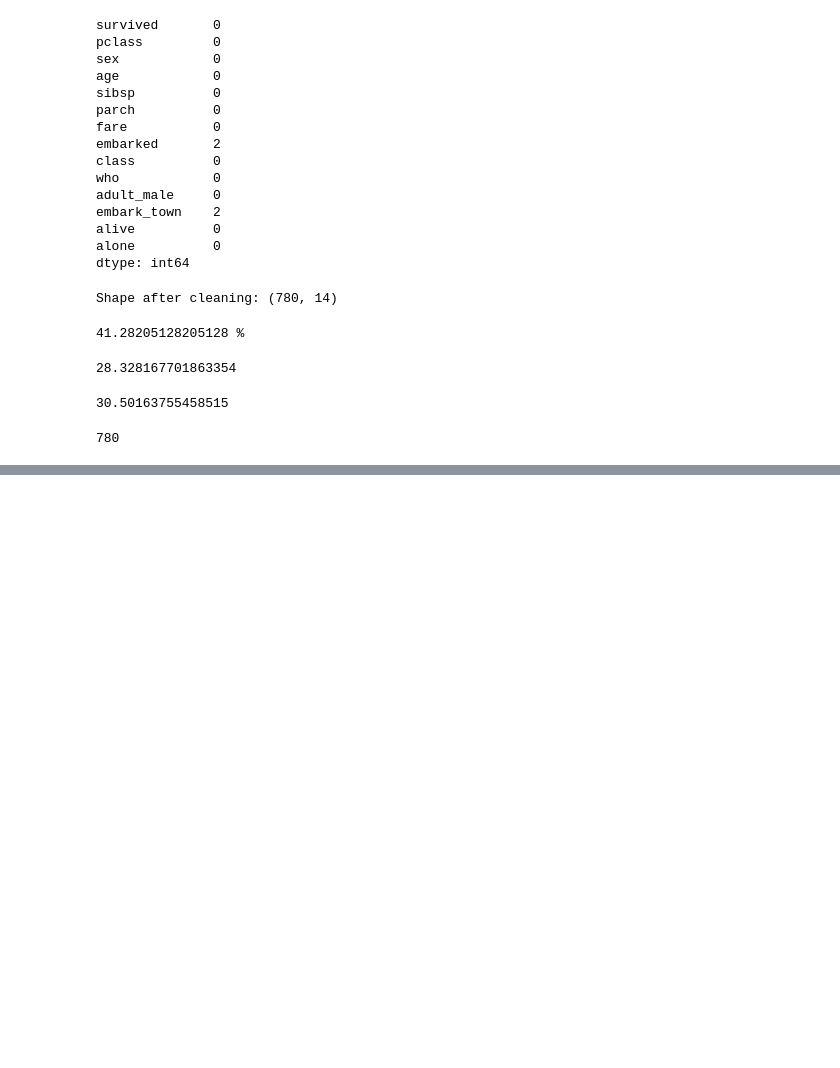
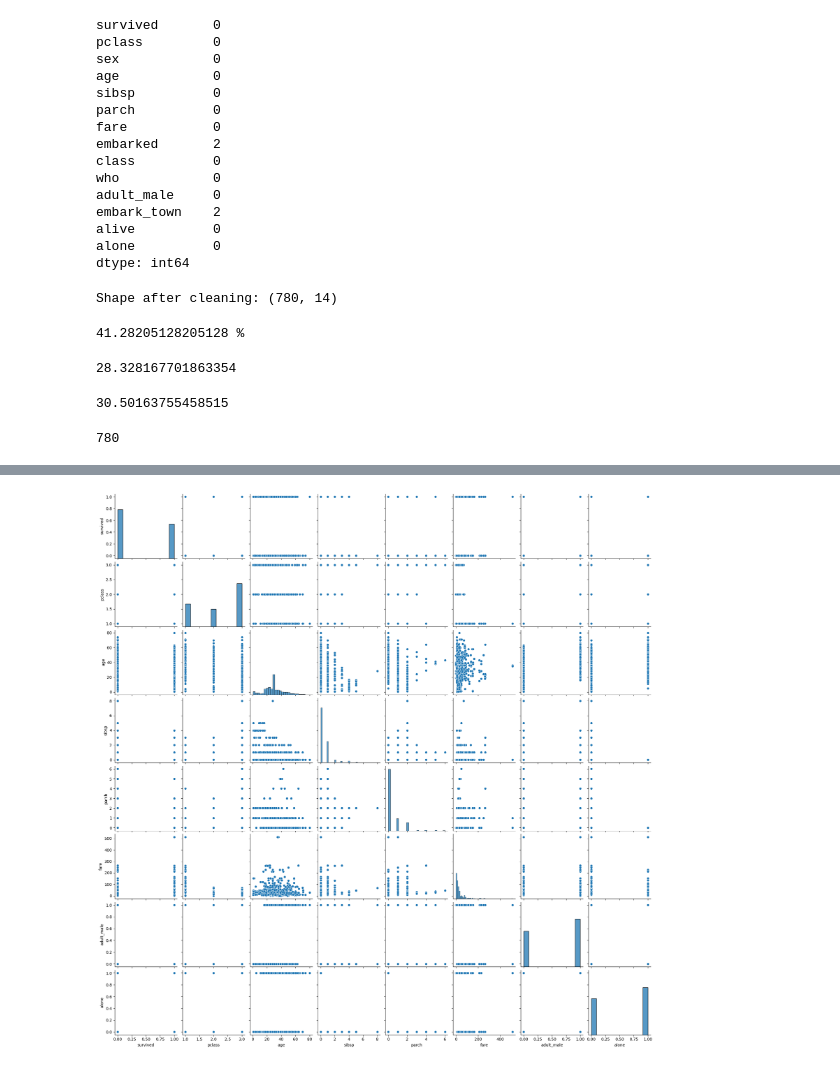
Before and after one commit to Gaurav5791/DATA-SCIENCE-Project-1, a Jupyter notebook: Untitled12.ipynb, the cells around one changed output, grey strips where cells are left out. Drawn from its saved outputs; the diff is of its cells as text; code cells hidden in the pictures; blank space fills up the shorter version.

```diff
--- a/Untitled12.ipynb
+++ b/Untitled12.ipynb
@@ -265,0 +270,5 @@ print(df['pclass'].count())
+# %%
+sns.pairplot(df)
+plt.show()
+# %% [output]
+[figure, added]
```
Also changed, not shown: parts of 6 cells of this notebook.
